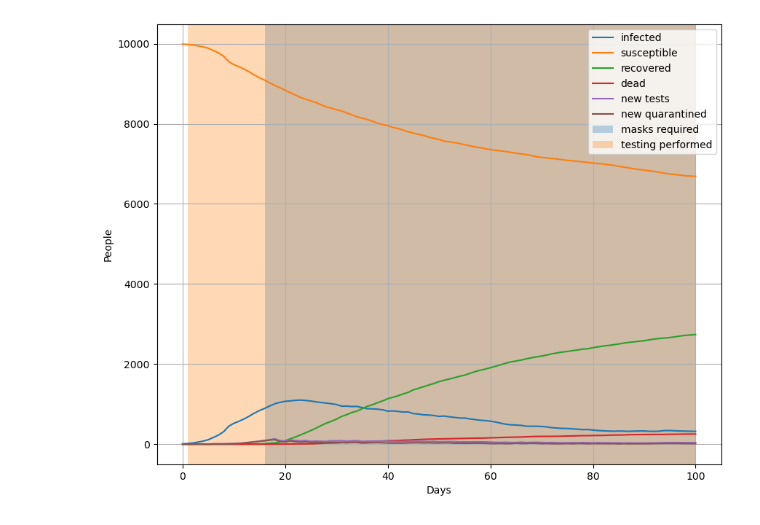
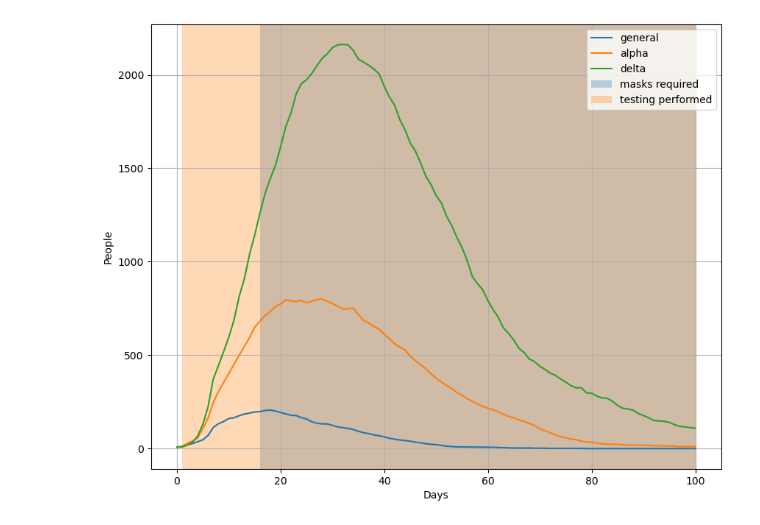
Before and after one commit to Queens-Physics/quaboom, a Jupyter notebook: notebooks/run_epidemic_plot.ipynb, the cells around one changed output. Drawn from its saved outputs; the diff is of its cells as text; code cells hidden in the pictures.

```diff
--- a/notebooks/run_epidemic_plot.ipynb
+++ b/notebooks/run_epidemic_plot.ipynb
@@ -26,12 +26,13 @@ sim.plot(**plot_kws)
 # %%
 # Determine plot parameters and show the plot
-plot_kws = {"plot_infected":True, "plot_recovered":True, "plot_dead":True, "plot_susceptible":True,
+plot_kws = {"plot_infected":False, "plot_recovered":False, "plot_dead":False, "plot_susceptible":False,
             "plot_new_infected":False, "plot_quarantined":False, "plot_tested":False,
             "plot_lockdown":False, "plot_masks":True, "plot_testing":True, "plot_students":False,
+            "plot_virus_types":{"general":True, "alpha":True, "delta":True},
             'log':False}
 sim.plot(**plot_kws)
 # %% [output]
-[figure, old version]
+[figure, new version]
 # %%
 # Example of how to access the raw data and convert to a pandas DataFrame.
 raw_data = sim.get_arrays()
```
Also changed, not shown: parts of 2 cells of this notebook, 4 other files.
